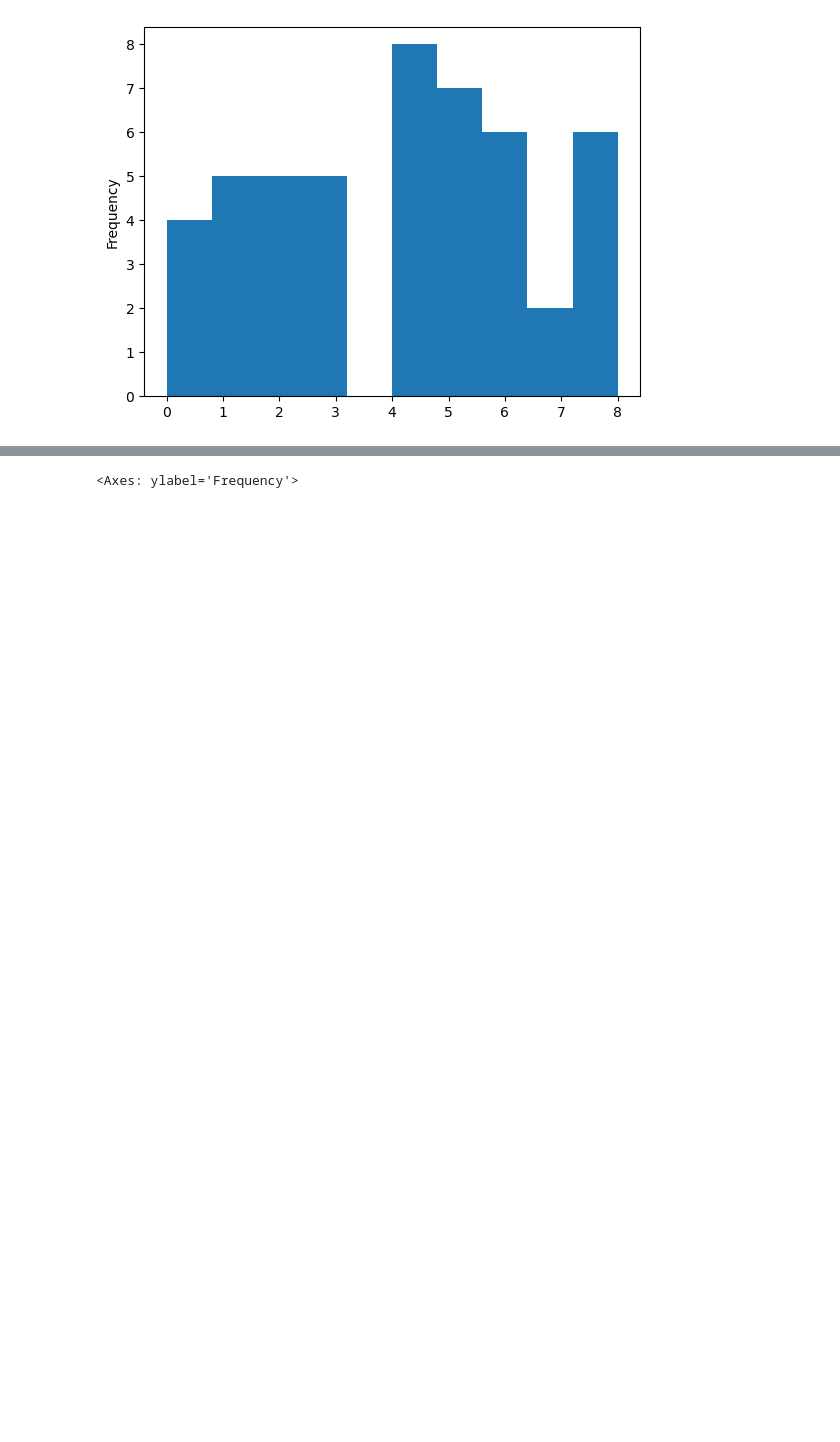
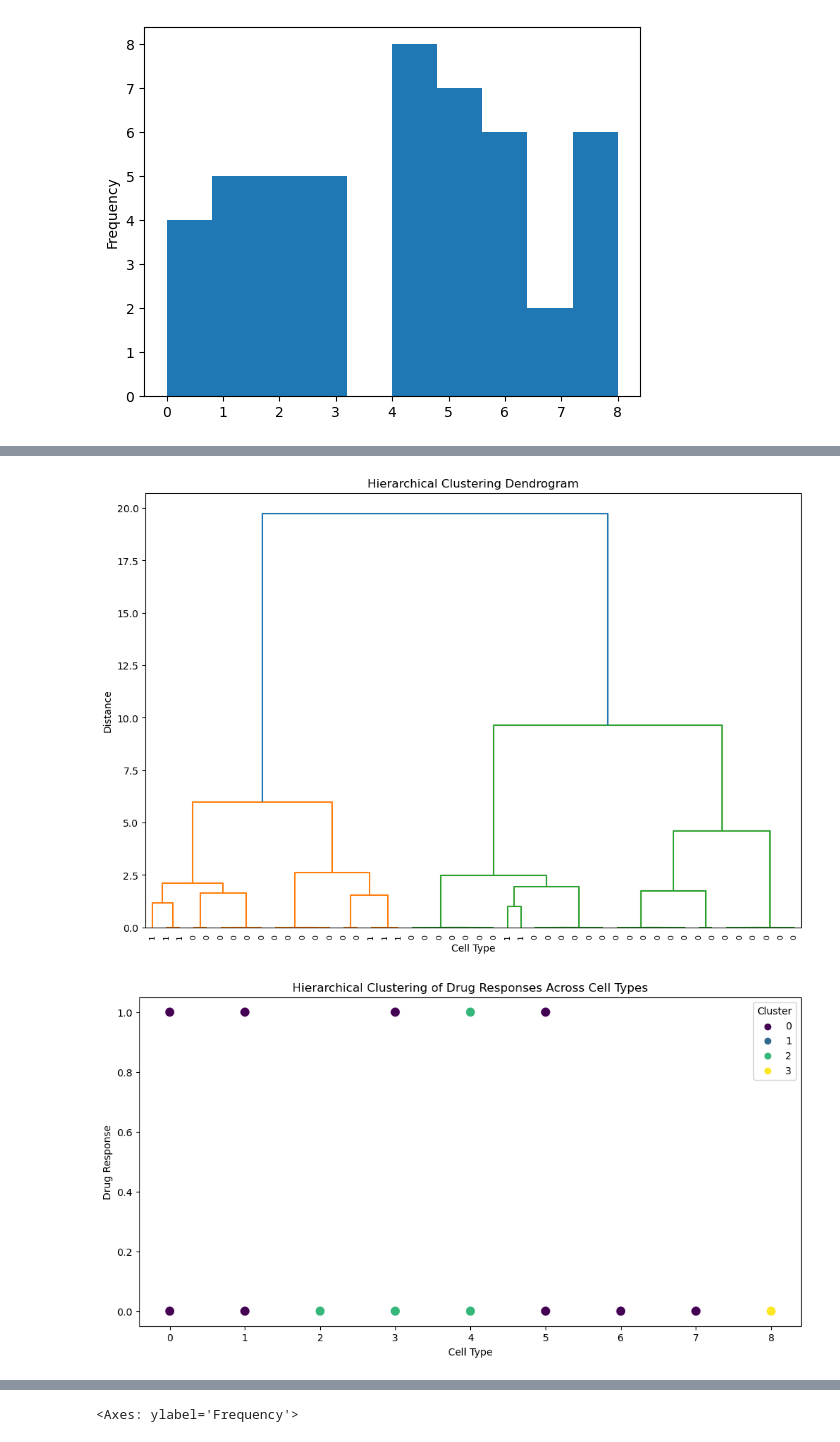
Before and after one commit to gsparsh220598/lantern-pharma-hackathon, a Jupyter notebook: analysis_fulvestrant.ipynb, the cells around one changed output, grey strips where cells are left out. Drawn from its saved outputs; the diff is of its cells as text; code cells hidden in the pictures; blank space fills up the shorter version.

Commit message:
added some clustering ideas

```diff
--- a/analysis_fulvestrant.ipynb
+++ b/analysis_fulvestrant.ipynb
@@ -91,0 +115,30 @@ df.type.plot(kind='hist')
+# %%
+X = df[['type', 'Fulvestrant_response']].copy()
+df_ = df.drop(columns=['Fulvestrant_response']+constant_columns, axis=1).values
+
+# Perform hierarchical clustering
+clustering = AgglomerativeClustering(n_clusters=4, metric='euclidean', linkage='ward')
+X['cluster'] = clustering.fit_predict(df_)
+
+# Visualize the hierarchical clustering
+plt.figure(figsize=(12, 8))
+
+# Create a dendrogram
+dendrogram = hierarchy.dendrogram(hierarchy.linkage(X[['type', 'Fulvestrant_response']], method='ward', optimal_ordering=True), labels=df['Fulvestrant_response'].tolist())
+
+plt.title('Hierarchical Clustering Dendrogram')
+plt.xlabel('Cell Type')
+plt.ylabel('Distance')
+plt.show()
+
+# Visualize the clustered data
+plt.figure(figsize=(12, 6))
+sns.scatterplot(x='type', y='Fulvestrant_response', hue='cluster', data=X, palette='viridis', s=100)
+plt.title('Hierarchical Clustering of Drug Responses Across Cell Types')
+plt.xlabel('Cell Type')
+plt.ylabel('Drug Response')
+plt.legend(title='Cluster')
+plt.show()
+# %% [output]
+[figure, added]
+[figure, added]
```
Also changed, not shown: parts of 6 cells of this notebook.
